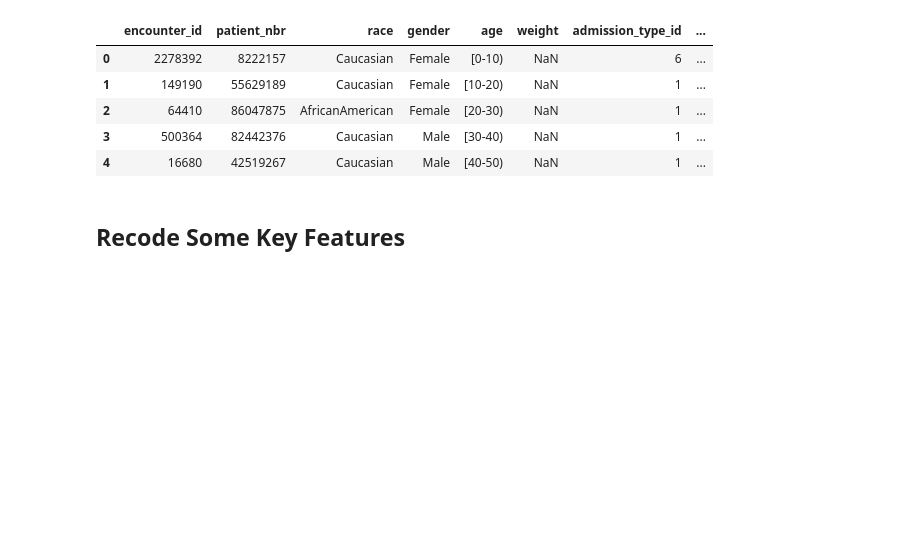
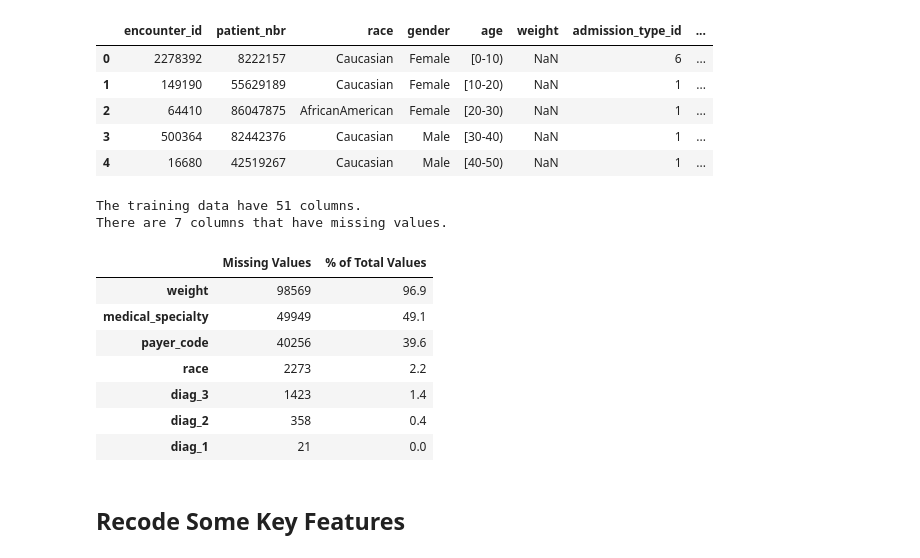
Before and after one commit to stevenworthington/cs109a_final_project, a Jupyter notebook: code/cs109a_MS3_EDA.ipynb, the cells around one changed output. Drawn from its saved outputs; the diff is of its cells as text; code cells hidden in the pictures; blank space fills up the shorter version.

```diff
--- a/code/cs109a_MS3_EDA.ipynb
+++ b/code/cs109a_MS3_EDA.ipynb
@@ -124,6 +124,19 @@ Shape of diabetic data: (101766, 50)
 | 2 | 64410 | 86047875 | AfricanAmerican | Female | [20-30) | NaN | 1 | ... |
 | 3 | 500364 | 82442376 | Caucasian | Male | [30-40) | NaN | 1 | ... |
 | 4 | 16680 | 42519267 | Caucasian | Male | [40-50) | NaN | 1 | ... |
+# %%
+missing_values_table(df)
+# %% [output]
+The training data have 51 columns.
+There are 7 columns that have missing values.
+|  | Missing Values | % of Total Values |
+| weight | 98569 | 96.9 |
+| medical_specialty | 49949 | 49.1 |
+| payer_code | 40256 | 39.6 |
+| race | 2273 | 2.2 |
+| diag_3 | 1423 | 1.4 |
+| diag_2 | 358 | 0.4 |
+| diag_1 | 21 | 0.0 |
 # %% [markdown]
 ## Recode Some Key Features
 # %%
```
Also changed, not shown: parts of 3 cells of this notebook.
